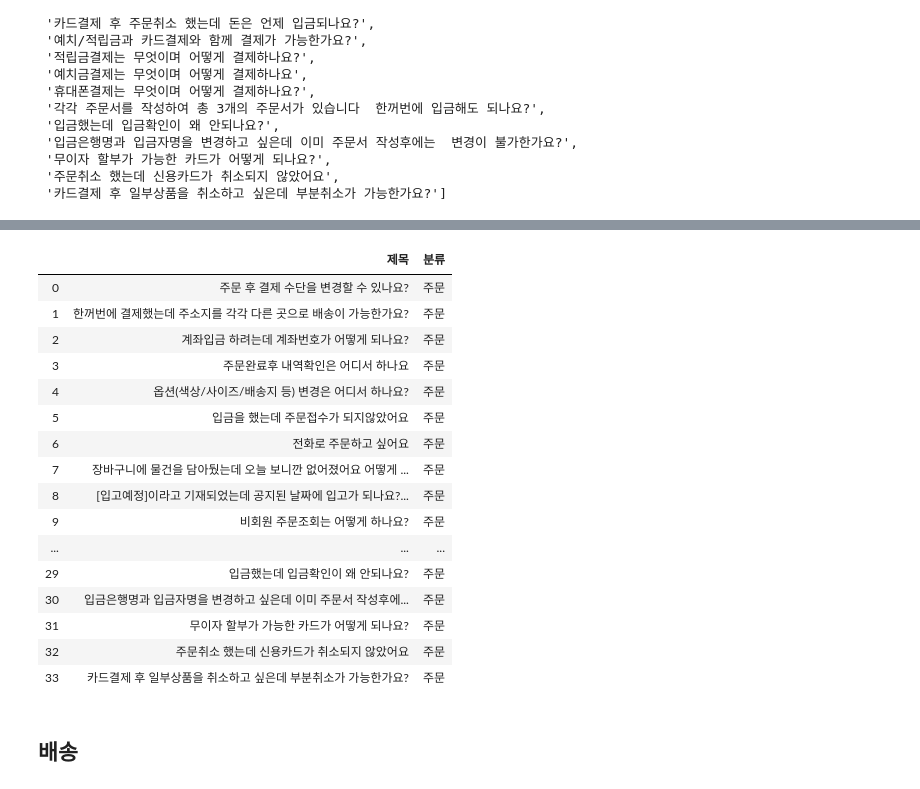
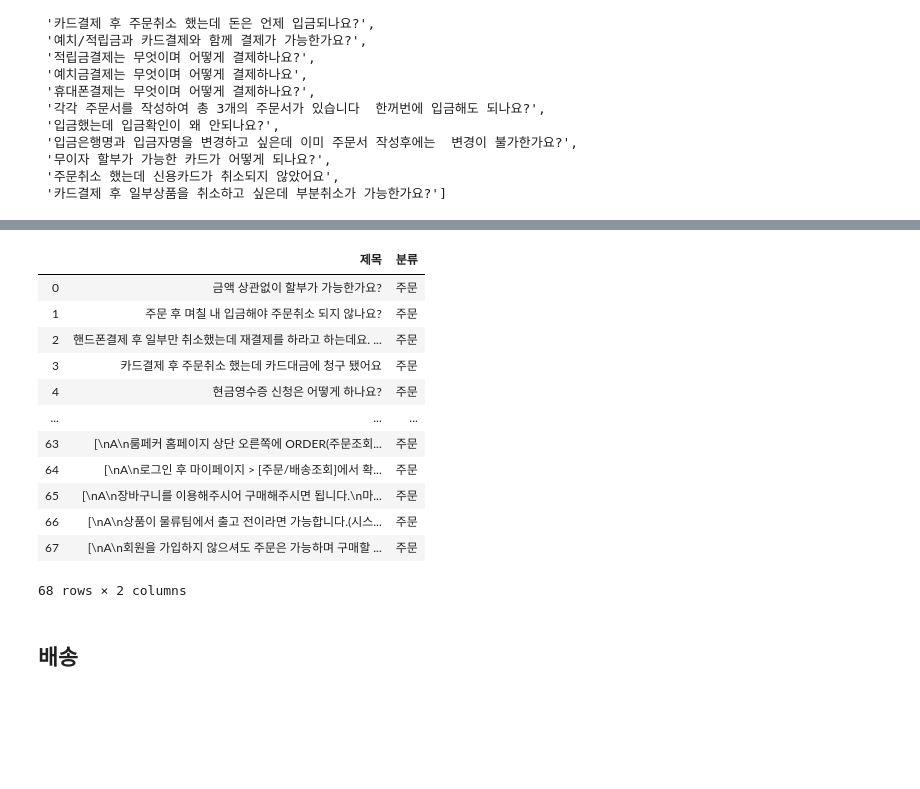
Before and after one commit to Yusubin/jupyter, a Jupyter notebook: deeplearning/crowlling-roompacker.ipynb, the cells around one changed output, grey strips where cells are left out. Cells and saved outputs as stored; diff of their text form; code cells hidden in the pictures; blank space fills up the shorter version.

```diff
--- a/deeplearning/crowlling-roompacker.ipynb
+++ b/deeplearning/crowlling-roompacker.ipynb
@@ -140,0 +183,5 @@ order_quest
+# %%
+tr=table.find_elements_by_tag_name("tr")
+print (len(tr))
+tr2=len(tr)
+tr2
@@ -140,0 +191,9 @@ order_quest
+# %%
+order22=[]
+for i in range (1,len(tr),2):
+    text="#faqTable > table > tbody > tr:nth-child("+str(i)+")"
+    delivery2 = driver.find_element_by_css_selector(text).click()
+    html=driver.page_source
+    html_doc=BeautifulSoup(html,"html.parser")
+    delivery_question2=html_doc.select("#faqTable > table > tbody > tr.slide-show > td > div > dl.adv")
+    order22.append(confirm_text(delivery_question2))
@@ -141,27 +223,27 @@ order_quest
+# %%
+order_quest2=order_quest2+order22
+# %%
+order_quest2=order_quest2+order_quest
 # %%
 # 데이터프레임으로 보기
-cs_review= pd.DataFrame({'제목' :order_quest,
+cs_review= pd.DataFrame({'제목' :order_quest2,
                        '분류' : "주문"
                        })
 cs_review
 # %% [output]
 |  | 제목 | 분류 |
-| 0 | 주문 후 결제 수단을 변경할 수 있나요? | 주문 |
-| 1 | 한꺼번에 결제했는데 주소지를 각각 다른 곳으로 배송이 가능한가요? | 주문 |
-| 2 | 계좌입금 하려는데 계좌번호가 어떻게 되나요? | 주문 |
-| 3 | 주문완료후 내역확인은 어디서 하나요 | 주문 |
-| 4 | 옵션(색상/사이즈/배송지 등) 변경은 어디서 하나요? | 주문 |
-| 5 | 입금을 했는데 주문접수가 되지않았어요 | 주문 |
-| 6 | 전화로 주문하고 싶어요 | 주문 |
-| 7 | 장바구니에 물건을 담아뒀는데 오늘 보니깐 없어졌어요 어떻게 ... | 주문 |
-| 8 | [입고예정]이라고 기재되었는데 공지된 날짜에 입고가 되나요?... | 주문 |
-| 9 | 비회원 주문조회는 어떻게 하나요? | 주문 |
+| 0 | 금액 상관없이 할부가 가능한가요? | 주문 |
+| 1 | 주문 후 며칠 내 입금해야 주문취소 되지 않나요? | 주문 |
+| 2 | 핸드폰결제 후 일부만 취소했는데 재결제를 하라고 하는데요. ... | 주문 |
+| 3 | 카드결제 후 주문취소 했는데 카드대금에 청구 됐어요 | 주문 |
+| 4 | 현금영수증 신청은 어떻게 하나요? | 주문 |
 | ... | ... | ... |
-| 29 | 입금했는데 입금확인이 왜 안되나요? | 주문 |
-| 30 | 입금은행명과 입금자명을 변경하고 싶은데 이미 주문서 작성후에... | 주문 |
-| 31 | 무이자 할부가 가능한 카드가 어떻게 되나요? | 주문 |
-| 32 | 주문취소 했는데 신용카드가 취소되지 않았어요 | 주문 |
-| 33 | 카드결제 후 일부상품을 취소하고 싶은데 부분취소가 가능한가요? | 주문 |
+| 63 | [\nA\n룸페커 홈페이지 상단 오른쪽에 ORDER(주문조회... | 주문 |
+| 64 | [\nA\n로그인 후 마이페이지 > [주문/배송조회]에서 확... | 주문 |
+| 65 | [\nA\n장바구니를 이용해주시어 구매해주시면 됩니다.\n마... | 주문 |
+| 66 | [\nA\n상품이 물류팀에서 출고 전이라면 가능합니다.(시스... | 주문 |
+| 67 | [\nA\n회원을 가입하지 않으셔도 주문은 가능하며 구매할 ... | 주문 |
+68 rows × 2 columns
 # %% [markdown]
 ## 배송
 # %%
```
Also changed, not shown: parts of 35 cells of this notebook, 3 other files.
